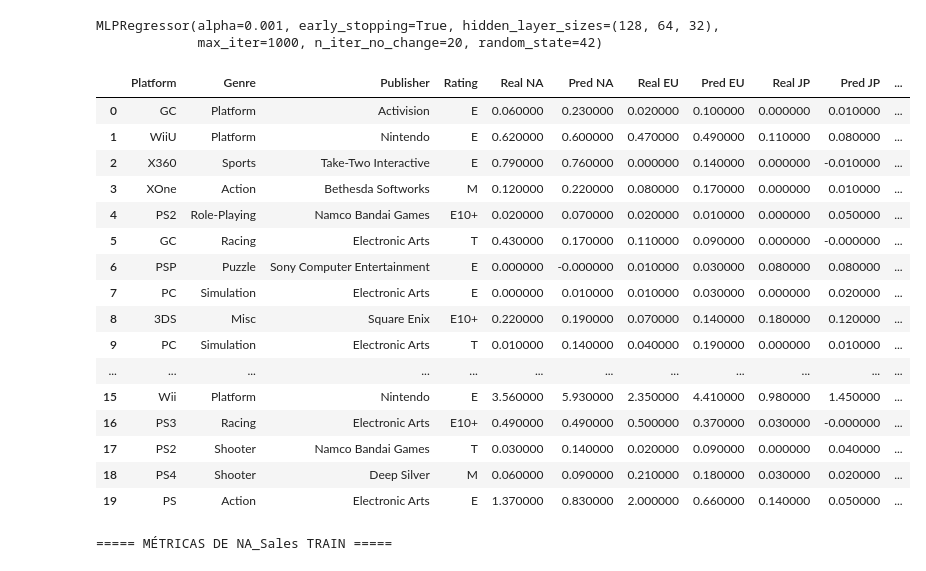
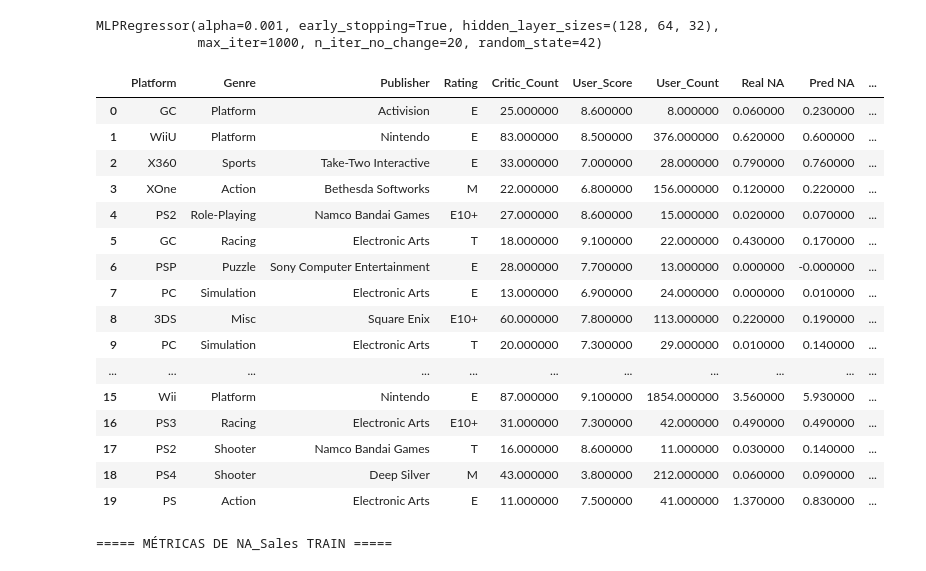
Before and after one commit to Zathiald/VideoGamePrediction_A01705403, a Jupyter notebook: VideoGamePredictionA01705403.ipynb, the cells around one changed output. Saved outputs shown, nothing was run; the diff lists cells and outputs as text; code cells hidden in the pictures.

```diff
--- a/VideoGamePredictionA01705403.ipynb
+++ b/VideoGamePredictionA01705403.ipynb
@@ -511,6 +512,9 @@ resultados = pd.DataFrame({
     "Genre": train_original["Genre"].values,
     "Publisher": train_original["Publisher"].values,
     "Rating": train_original["Rating"].values,
+    "Critic_Count": train_original["Critic_Count"].values,
+    "User_Score": train_original["User_Score"].values,
+    "User_Count": train_original["User_Count"].values,
 
     # ---------- REGRESIÓN ----------
 
@@ -563,50 +567,50 @@ resultados[columnas_numericas] = (
 
 styled_results = (
 
     resultados.head(20).style
 
     .set_properties(**{
         "text-align": "center",
         "font-size": "10pt"
     })
 
     .set_table_styles([
         {
             "selector": "th",
             "props": [
                 ("background-color", "#1F4E78"),
                 ("color", "white"),
                 ("font-weight", "bold"),
                 ("text-align", "center")
             ]
         }
     ])
 
     .background_gradient(
         cmap="Blues",
         subset=columnas_numericas
     )
 )
 
 styled_results
 # %% [output]
-|  | Platform | Genre | Publisher | Rating | Real NA | Pred NA | Real EU | Pred EU | Real JP | Pred JP | ... |
-| 0 | GC | Platform | Activision | E | 0.060000 | 0.230000 | 0.020000 | 0.100000 | 0.000000 | 0.010000 | ... |
-| 1 | WiiU | Platform | Nintendo | E | 0.620000 | 0.600000 | 0.470000 | 0.490000 | 0.110000 | 0.080000 | ... |
-| 2 | X360 | Sports | Take-Two Interactive | E | 0.790000 | 0.760000 | 0.000000 | 0.140000 | 0.000000 | -0.010000 | ... |
-| 3 | XOne | Action | Bethesda Softworks | M | 0.120000 | 0.220000 | 0.080000 | 0.170000 | 0.000000 | 0.010000 | ... |
-| 4 | PS2 | Role-Playing | Namco Bandai Games | E10+ | 0.020000 | 0.070000 | 0.020000 | 0.010000 | 0.000000 | 0.050000 | ... |
-| 5 | GC | Racing | Electronic Arts | T | 0.430000 | 0.170000 | 0.110000 | 0.090000 | 0.000000 | -0.000000 | ... |
-| 6 | PSP | Puzzle | Sony Computer Entertainment | E | 0.000000 | -0.000000 | 0.010000 | 0.030000 | 0.080000 | 0.080000 | ... |
-| 7 | PC | Simulation | Electronic Arts | E | 0.000000 | 0.010000 | 0.010000 | 0.030000 | 0.000000 | 0.020000 | ... |
-| 8 | 3DS | Misc | Square Enix | E10+ | 0.220000 | 0.190000 | 0.070000 | 0.140000 | 0.180000 | 0.120000 | ... |
-| 9 | PC | Simulation | Electronic Arts | T | 0.010000 | 0.140000 | 0.040000 | 0.190000 | 0.000000 | 0.010000 | ... |
-| ... | ... | ... | ... | ... | ... | ... | ... | ... | ... | ... | ... |
-| 15 | Wii | Platform | Nintendo | E | 3.560000 | 5.930000 | 2.350000 | 4.410000 | 0.980000 | 1.450000 | ... |
-| 16 | PS3 | Racing | Electronic Arts | E10+ | 0.490000 | 0.490000 | 0.500000 | 0.370000 | 0.030000 | -0.000000 | ... |
-| 17 | PS2 | Shooter | Namco Bandai Games | T | 0.030000 | 0.140000 | 0.020000 | 0.090000 | 0.000000 | 0.040000 | ... |
-| 18 | PS4 | Shooter | Deep Silver | M | 0.060000 | 0.090000 | 0.210000 | 0.180000 | 0.030000 | 0.020000 | ... |
-| 19 | PS | Action | Electronic Arts | E | 1.370000 | 0.830000 | 2.000000 | 0.660000 | 0.140000 | 0.050000 | ... |
+|  | Platform | Genre | Publisher | Rating | Critic_Count | User_Score | User_Count | Real NA | Pred NA | ... |
+| 0 | GC | Platform | Activision | E | 25.000000 | 8.600000 | 8.000000 | 0.060000 | 0.230000 | ... |
+| 1 | WiiU | Platform | Nintendo | E | 83.000000 | 8.500000 | 376.000000 | 0.620000 | 0.600000 | ... |
+| 2 | X360 | Sports | Take-Two Interactive | E | 33.000000 | 7.000000 | 28.000000 | 0.790000 | 0.760000 | ... |
+| 3 | XOne | Action | Bethesda Softworks | M | 22.000000 | 6.800000 | 156.000000 | 0.120000 | 0.220000 | ... |
+| 4 | PS2 | Role-Playing | Namco Bandai Games | E10+ | 27.000000 | 8.600000 | 15.000000 | 0.020000 | 0.070000 | ... |
+| 5 | GC | Racing | Electronic Arts | T | 18.000000 | 9.100000 | 22.000000 | 0.430000 | 0.170000 | ... |
+| 6 | PSP | Puzzle | Sony Computer Entertainment | E | 28.000000 | 7.700000 | 13.000000 | 0.000000 | -0.000000 | ... |
+| 7 | PC | Simulation | Electronic Arts | E | 13.000000 | 6.900000 | 24.000000 | 0.000000 | 0.010000 | ... |
+| 8 | 3DS | Misc | Square Enix | E10+ | 60.000000 | 7.800000 | 113.000000 | 0.220000 | 0.190000 | ... |
+| 9 | PC | Simulation | Electronic Arts | T | 20.000000 | 7.300000 | 29.000000 | 0.010000 | 0.140000 | ... |
+| ... | ... | ... | ... | ... | ... | ... | ... | ... | ... | ... |
+| 15 | Wii | Platform | Nintendo | E | 87.000000 | 9.100000 | 1854.000000 | 3.560000 | 5.930000 | ... |
+| 16 | PS3 | Racing | Electronic Arts | E10+ | 31.000000 | 7.300000 | 42.000000 | 0.490000 | 0.490000 | ... |
+| 17 | PS2 | Shooter | Namco Bandai Games | T | 16.000000 | 8.600000 | 11.000000 | 0.030000 | 0.140000 | ... |
+| 18 | PS4 | Shooter | Deep Silver | M | 43.000000 | 3.800000 | 212.000000 | 0.060000 | 0.090000 | ... |
+| 19 | PS | Action | Electronic Arts | E | 11.000000 | 7.500000 | 41.000000 | 1.370000 | 0.830000 | ... |
 # %%
 # ==========================================
 # VARIABLES DE REGRESIÓN
```
Also changed, not shown: parts of 8 cells of this notebook.
